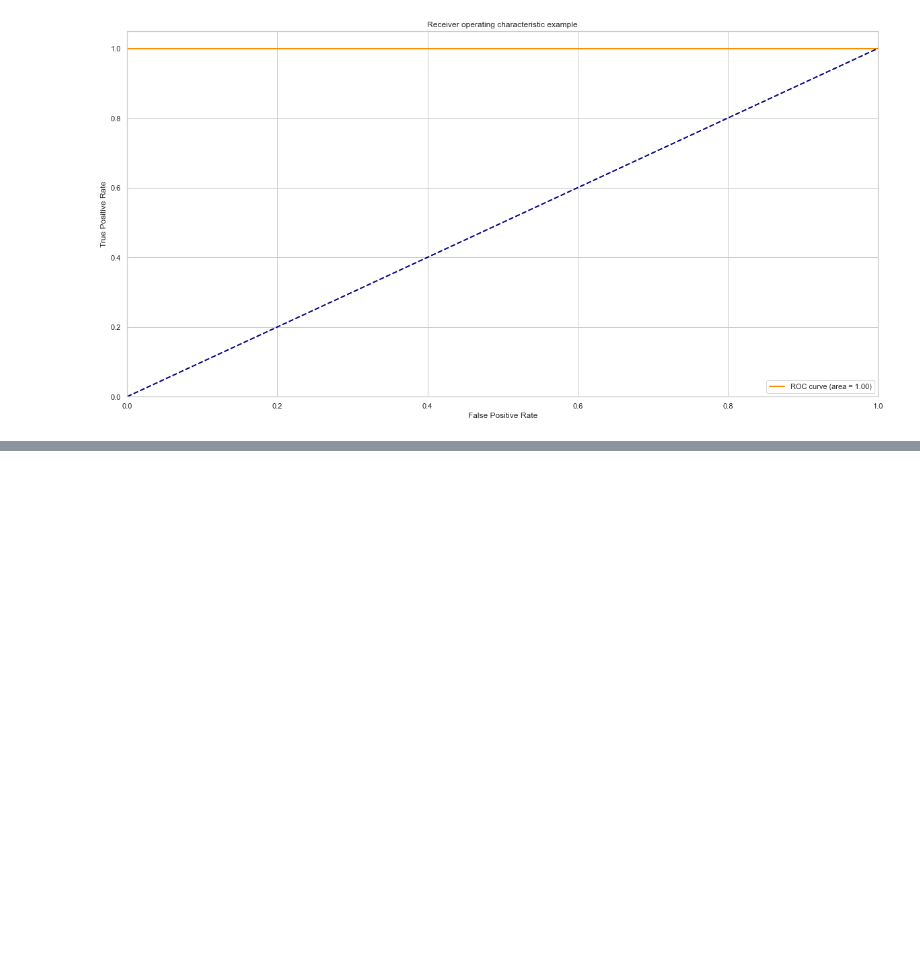
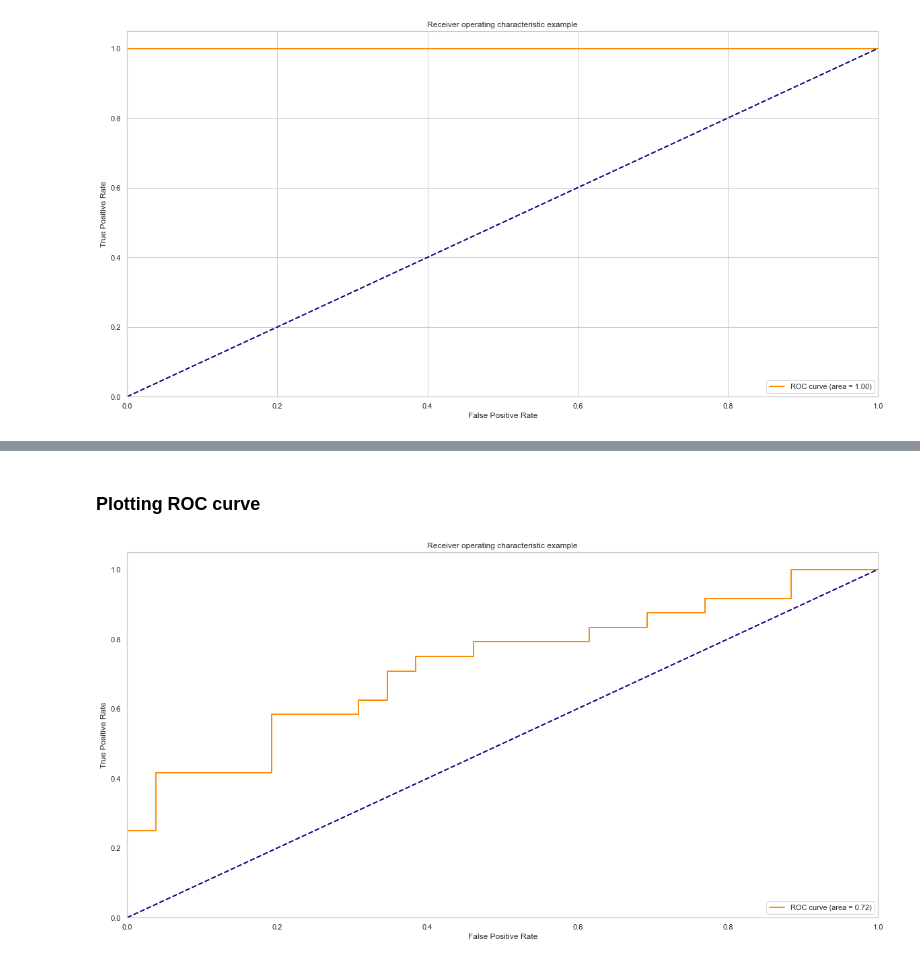
Before and after one commit to ulmii/machine-learning, a Jupyter notebook: metrics.ipynb, the cells around one changed output, grey strips where cells are left out. Cells and saved outputs as stored; diff of their text form; code cells hidden in the pictures; blank space fills up the shorter version.

```diff
--- a/metrics.ipynb
+++ b/metrics.ipynb
@@ -262,0 +309,16 @@ plt.show()
+# %% [markdown]
+### Plotting ROC curve
+# %%
+def plot_roc_curve(y_test, y_score):
+    fpr, tpr, thresholds = roc_curve(y_test, y_score)
+    plt.plot(fpr, tpr, color='darkorange',lw=2, label='ROC curve (area = %0.2f)' % auc(fpr, tpr))
+    plt.plot([0, 1], [0, 1], color='navy', lw=2, linestyle='--')
+    plt.xlim([0.0, 1.0])
+    plt.ylim([0.0, 1.05])
+    plt.xlabel('False Positive Rate')
+    plt.ylabel('True Positive Rate')
+    plt.title('Receiver operating characteristic example')
+    plt.legend(loc="lower right")
+
+    plt.grid(False)
+    plt.show()
@@ -262,0 +343,25 @@ plt.show()
+# %%
+iris = datasets.load_iris()
+X = iris.data
+y = iris.target
+
+# Make it a binary classification problem by removing the third class
+X, y = X[y != 2], y[y != 2]
+n_samples, n_features = X.shape
+
+# Add noisy features to make the problem harder
+X = np.c_[X, random_state.randn(n_samples, 200 * n_features)]
+random_state = np.random.RandomState(0)
+
+# shuffle and split training and test sets
+X_train, X_test, y_train, y_test = train_test_split(X, y, test_size=.5,
+                                                    random_state=0)
+
+# Learn to predict each class against the other
+classifier = OneVsRestClassifier(svm.SVC(kernel='linear', probability=True,
+                                 random_state=random_state))
+y_score = classifier.fit(X_train, y_train).decision_function(X_test)
+# %%
+plot_roc_curve(y_test, y_score)
+# %% [output]
+[figure, added]
```
Also changed, not shown: parts of 21 cells of this notebook, 2 other files.
